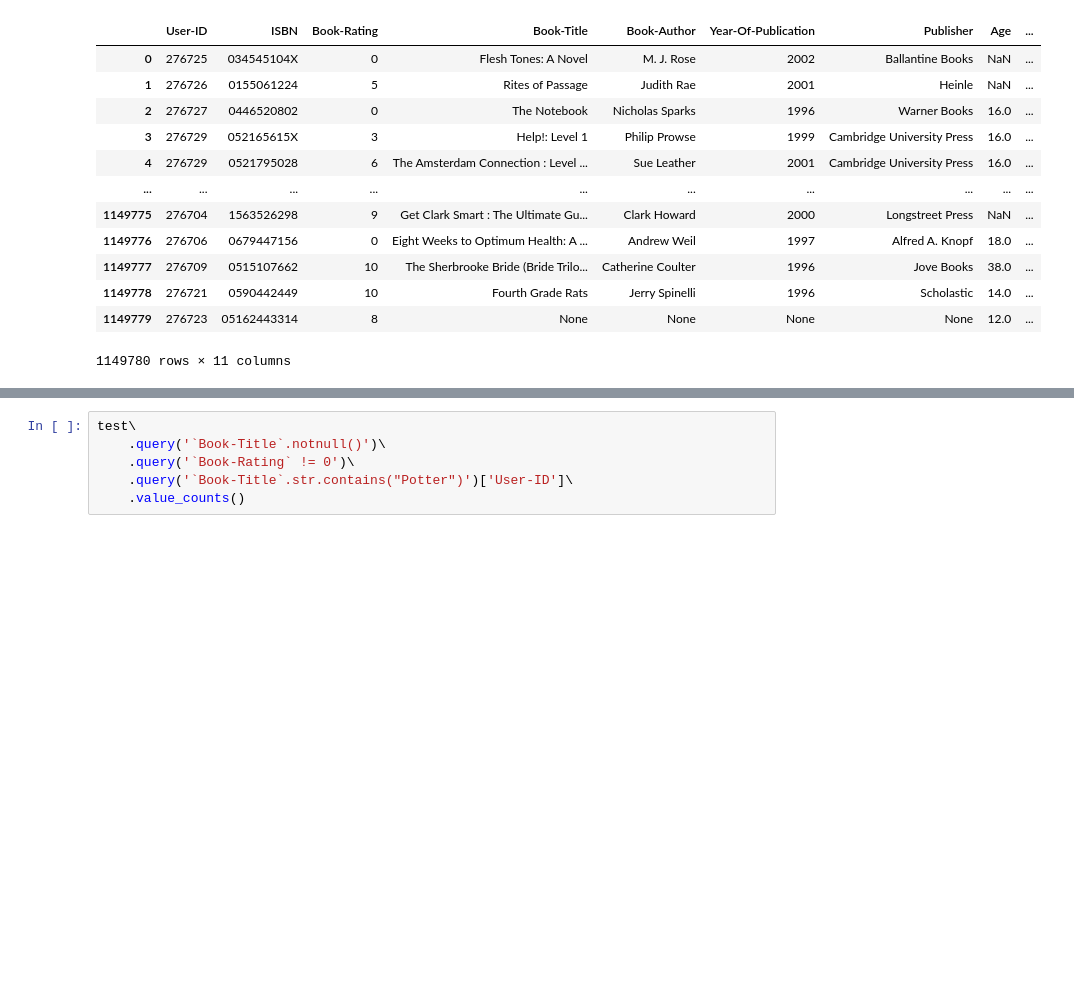
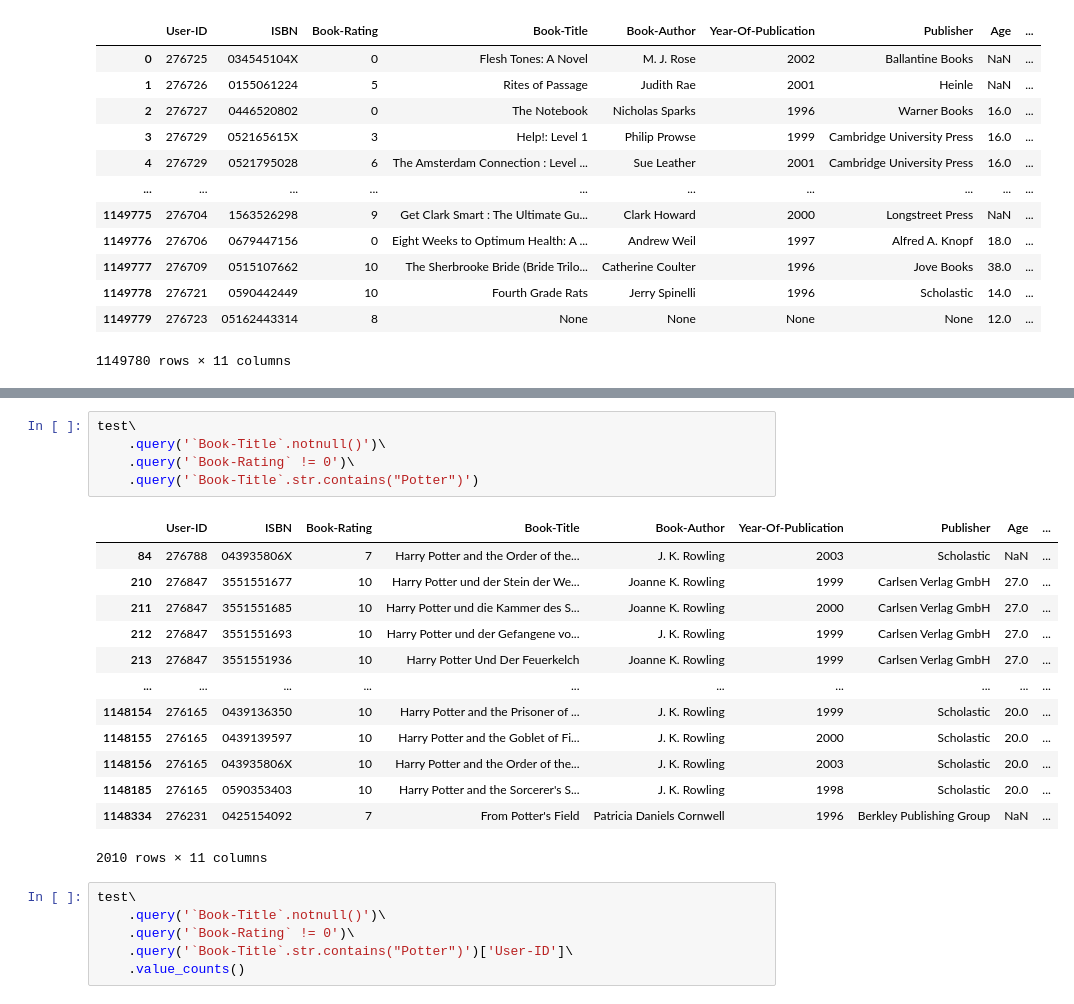
Before and after one commit to barbosarafael/book-recommendation, a Jupyter notebook: 02-notebooks/03-collaborative-filter/02-als.ipynb, the cells around one changed output, grey strips where cells are left out. Drawn from its saved outputs; the diff is of its cells as text; blank space fills up the shorter version.

```diff
--- a/02-notebooks/03-collaborative-filter/02-als.ipynb
+++ b/02-notebooks/03-collaborative-filter/02-als.ipynb
@@ -155,3 +183,22 @@ test
+# %%
+test\
+    .query('`Book-Title`.notnull()')\
+    .query('`Book-Rating` != 0')\
+    .query('`Book-Title`.str.contains("Potter")')
+# %% [output]
+|  | User-ID | ISBN | Book-Rating | Book-Title | Book-Author | Year-Of-Publication | Publisher | Age | ... |
+| 84 | 276788 | 043935806X | 7 | Harry Potter and the Order of the... | J. K. Rowling | 2003 | Scholastic | NaN | ... |
+| 210 | 276847 | 3551551677 | 10 | Harry Potter und der Stein der We... | Joanne K. Rowling | 1999 | Carlsen Verlag GmbH | 27.0 | ... |
+| 211 | 276847 | 3551551685 | 10 | Harry Potter und die Kammer des S... | Joanne K. Rowling | 2000 | Carlsen Verlag GmbH | 27.0 | ... |
+| 212 | 276847 | 3551551693 | 10 | Harry Potter und der Gefangene vo... | J. K. Rowling | 1999 | Carlsen Verlag GmbH | 27.0 | ... |
+| 213 | 276847 | 3551551936 | 10 | Harry Potter Und Der Feuerkelch | Joanne K. Rowling | 1999 | Carlsen Verlag GmbH | 27.0 | ... |
+| ... | ... | ... | ... | ... | ... | ... | ... | ... | ... |
+| 1148154 | 276165 | 0439136350 | 10 | Harry Potter and the Prisoner of ... | J. K. Rowling | 1999 | Scholastic | 20.0 | ... |
+| 1148155 | 276165 | 0439139597 | 10 | Harry Potter and the Goblet of Fi... | J. K. Rowling | 2000 | Scholastic | 20.0 | ... |
+| 1148156 | 276165 | 043935806X | 10 | Harry Potter and the Order of the... | J. K. Rowling | 2003 | Scholastic | 20.0 | ... |
+| 1148185 | 276165 | 0590353403 | 10 | Harry Potter and the Sorcerer's S... | J. K. Rowling | 1998 | Scholastic | 20.0 | ... |
+| 1148334 | 276231 | 0425154092 | 7 | From Potter's Field | Patricia Daniels Cornwell | 1996 | Berkley Publishing Group | NaN | ... |
+2010 rows × 11 columns
 # %%
 test\
     .query('`Book-Title`.notnull()')\
```
Also changed, not shown: parts of 9 cells of this notebook.
